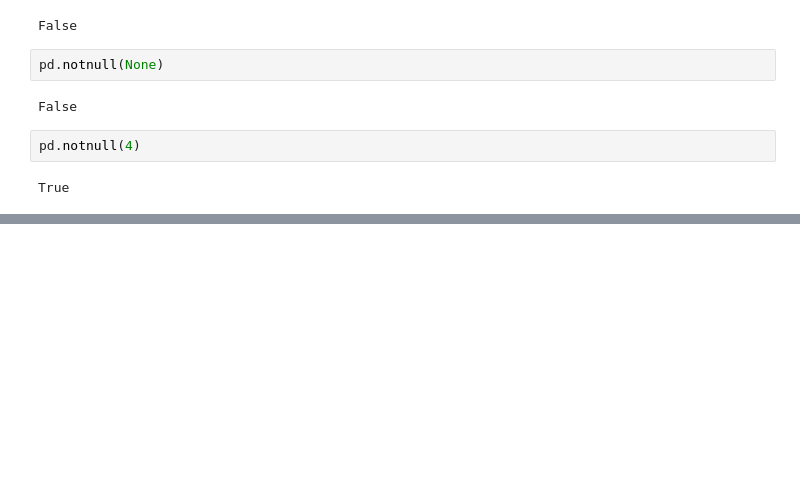
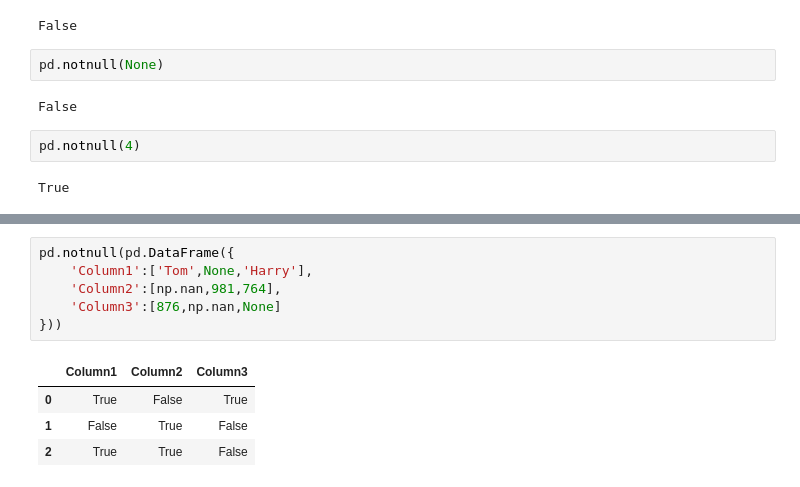
Before and after one commit to Rubieskyama/data-cleaning, a Jupyter notebook: Handling_missing_data_with_pandas.ipynb, the cells around one changed output, grey strips where cells are left out. Cells and saved outputs as stored; diff of their text form; blank space fills up the shorter version.

```diff
--- a/Handling_missing_data_with_pandas.ipynb
+++ b/Handling_missing_data_with_pandas.ipynb
@@ -29,0 +40,11 @@ True
+# %%
+pd.notnull(pd.DataFrame({
+    'Column1':['Tom',None,'Harry'],
+    'Column2':[np.nan,981,764],
+    'Column3':[876,np.nan,None]
+}))
+# %% [output]
+|  | Column1 | Column2 | Column3 |
+| 0 | True | False | True |
+| 1 | False | True | False |
+| 2 | True | True | False |
```
Also changed, not shown: parts of 16 cells of this notebook.
